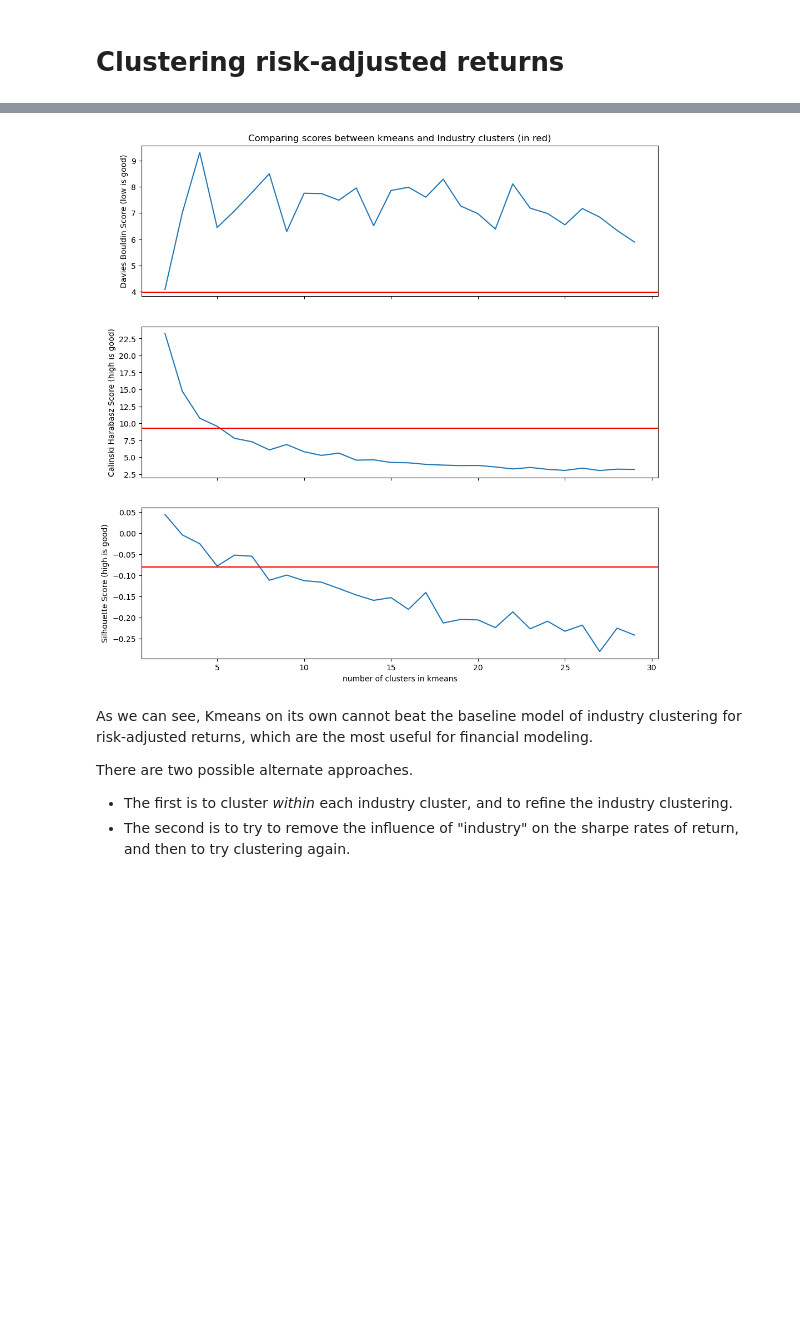
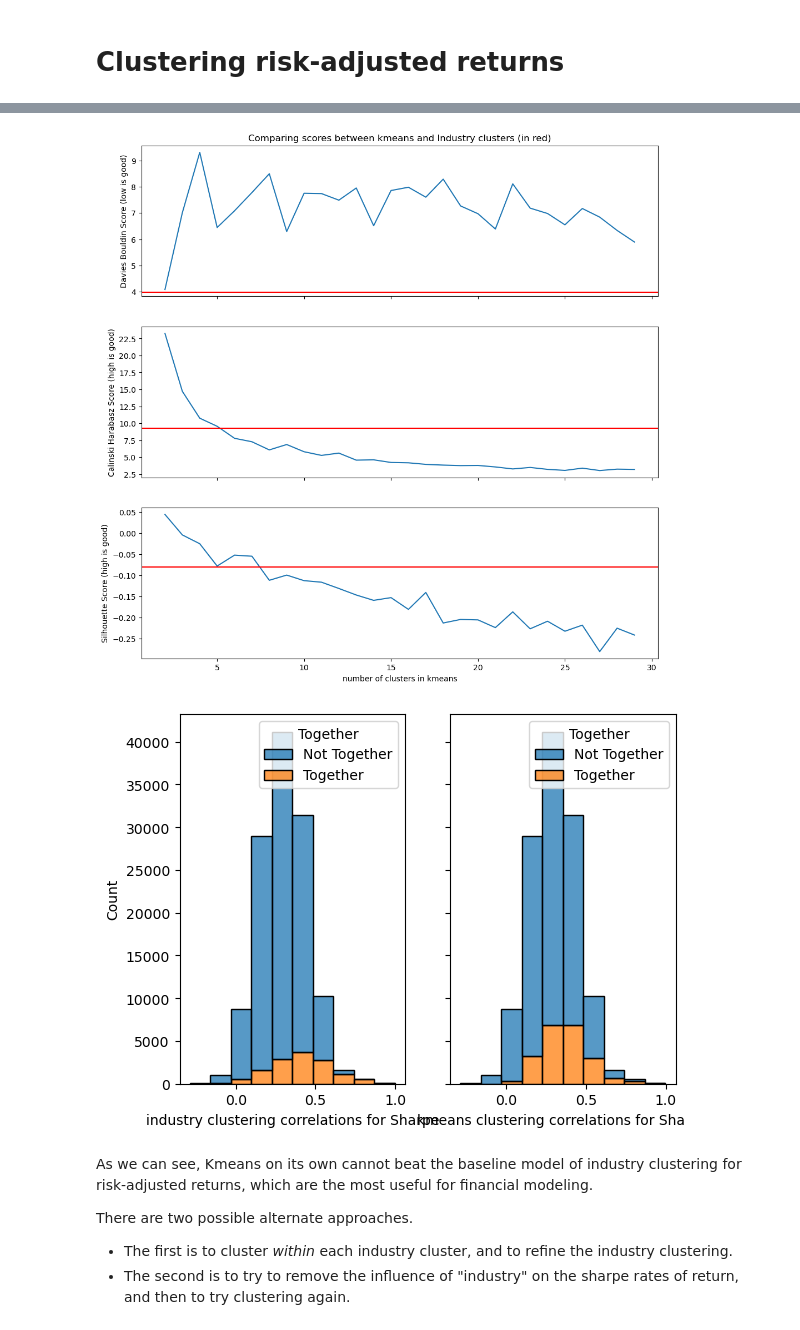
Before and after one commit to AssafBarNatan/SP500-clustering, a Jupyter notebook: KMeans.ipynb, the cells around one changed output, grey strips where cells are left out. Cells and saved outputs as stored; diff of their text form; code cells hidden in the pictures; blank space fills up the shorter version.

Commit message:
runs kmeans again with histograms

```diff
--- a/KMeans.ipynb
+++ b/KMeans.ipynb
@@ -231,31 +232,40 @@ Fitting Kmeans with 29 clusters
 # %%
 kmeansSP500 = KMeans_Clustering_SP500(n_min = 2,
                                       n_max = 30,
                                       smoothing = 0.88,
                                       test_size = 7,
                                       use_validation = True)
 
 kmeansSP500.fit(sharpe)
 kmeansSP500.summarize(industry_clusters)
+
+f, axarr = plt.subplots(1,2, sharey = True)
+
+axarr[0].set_xlabel("industry clustering correlations for Sharpe")
+axarr[1].set_xlabel("kmeans clustering correlations for Sharpe")
+
+correlation_histogram(ROR, bins = 10, clusters = industry_clusters, ax = axarr[0])
+correlation_histogram(ROR, bins = 10, clusters = kmeansSP500.clusters[5], ax = axarr[1])
 # %% [output]
 Fitting Kmeans with 2 clusters
 Fitting Kmeans with 3 clusters
 Fitting Kmeans with 4 clusters
 Fitting Kmeans with 5 clusters
 Fitting Kmeans with 6 clusters
 Fitting Kmeans with 7 clusters
 Fitting Kmeans with 8 clusters
 Fitting Kmeans with 9 clusters
 Fitting Kmeans with 10 clusters
 Fitting Kmeans with 11 clusters
 Fitting Kmeans with 12 clusters
 Fitting Kmeans with 13 clusters
 ... (12 lines left out)
 Fitting Kmeans with 26 clusters
 Fitting Kmeans with 27 clusters
 Fitting Kmeans with 28 clusters
 Fitting Kmeans with 29 clusters
 [figure]
+[figure, added]
 # %% [markdown]
 As we can see, Kmeans on its own cannot beat the baseline model of industry clustering for risk-adjusted returns, which are the most useful for financial modeling.
 
```
Also changed, not shown: parts of 2 cells of this notebook.
